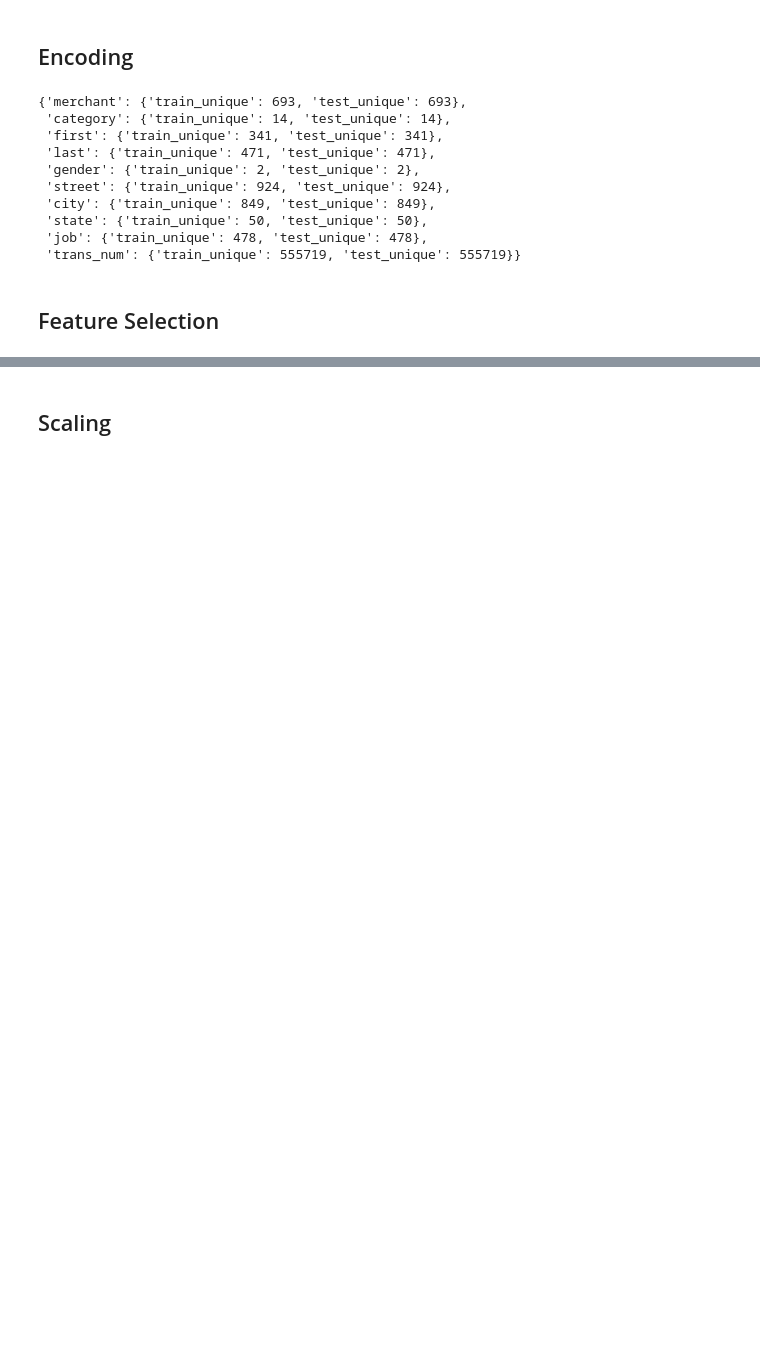
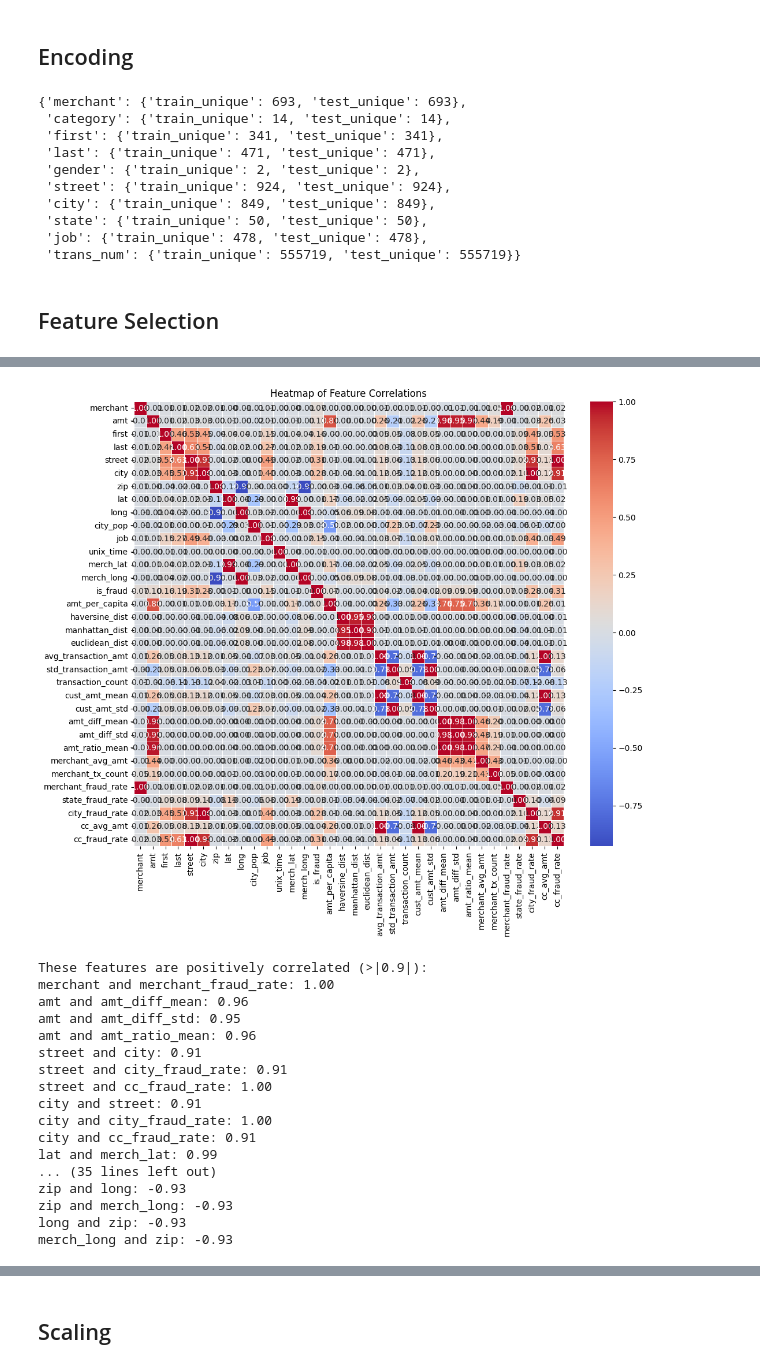
Before and after one commit to NadaManai/Credit-Card-Fraud-Detection, a Jupyter notebook: Data Cleaning.ipynb, the cells around one changed output, grey strips where cells are left out. Cells and saved outputs as stored; diff of their text form; code cells hidden in the pictures; blank space fills up the shorter version.

```diff
--- a/Data Cleaning.ipynb
+++ b/Data Cleaning.ipynb
@@ -602,0 +649,54 @@ fig.show()
+# %%
+numeric_features = train_df.select_dtypes(include=['int64', 'float64']).columns.tolist()
+numeric_features = [col for col in numeric_features if col not in ['cc_num']]
+
+corr_matrix = train_df[numeric_features].corr()
+
+plt.figure(figsize=(12, 10))
+sns.heatmap(corr_matrix, annot=True, fmt=".2f", cmap="coolwarm", linewidths=0.5, annot_kws={"size": 10})
+plt.title("Heatmap of Feature Correlations")
+plt.show()
+
+positive_corr = []
+negative_corr = []
+
+for row in corr_matrix.columns:
+    for col in corr_matrix.columns:
+        if row != col:
+            if corr_matrix.loc[row, col] > 0.9:
+                positive_corr.append((row, col, corr_matrix.loc[row, col]))
+            elif corr_matrix.loc[row, col] < -0.9:
+                negative_corr.append((row, col, corr_matrix.loc[row, col]))
+
+if positive_corr:
+    print("These features are positively correlated (>|0.9|):")
+    for pair in positive_corr:
+        print(f"{pair[0]} and {pair[1]}: {pair[2]:.2f}")
+else:
+    print("No positive correlations (>|0.9|) found.")
+
+if negative_corr:
+    print("\nThese features are negatively correlated (<-0.9):")
+    for pair in negative_corr:
+        print(f"{pair[0]} and {pair[1]}: {pair[2]:.2f}")
+else:
+    print("No negative correlations (<-0.9) found.")
+# %% [output]
+[figure, added]
+These features are positively correlated (>|0.9|):
+merchant and merchant_fraud_rate: 1.00
+amt and amt_diff_mean: 0.96
+amt and amt_diff_std: 0.95
+amt and amt_ratio_mean: 0.96
+street and city: 0.91
+street and city_fraud_rate: 0.91
+street and cc_fraud_rate: 1.00
+city and street: 0.91
+city and city_fraud_rate: 1.00
+city and cc_fraud_rate: 0.91
+lat and merch_lat: 0.99
+... (35 lines left out)
+zip and long: -0.93
+zip and merch_long: -0.93
+long and zip: -0.93
+merch_long and zip: -0.93
```
Also changed, not shown: parts of 9 cells of this notebook.
